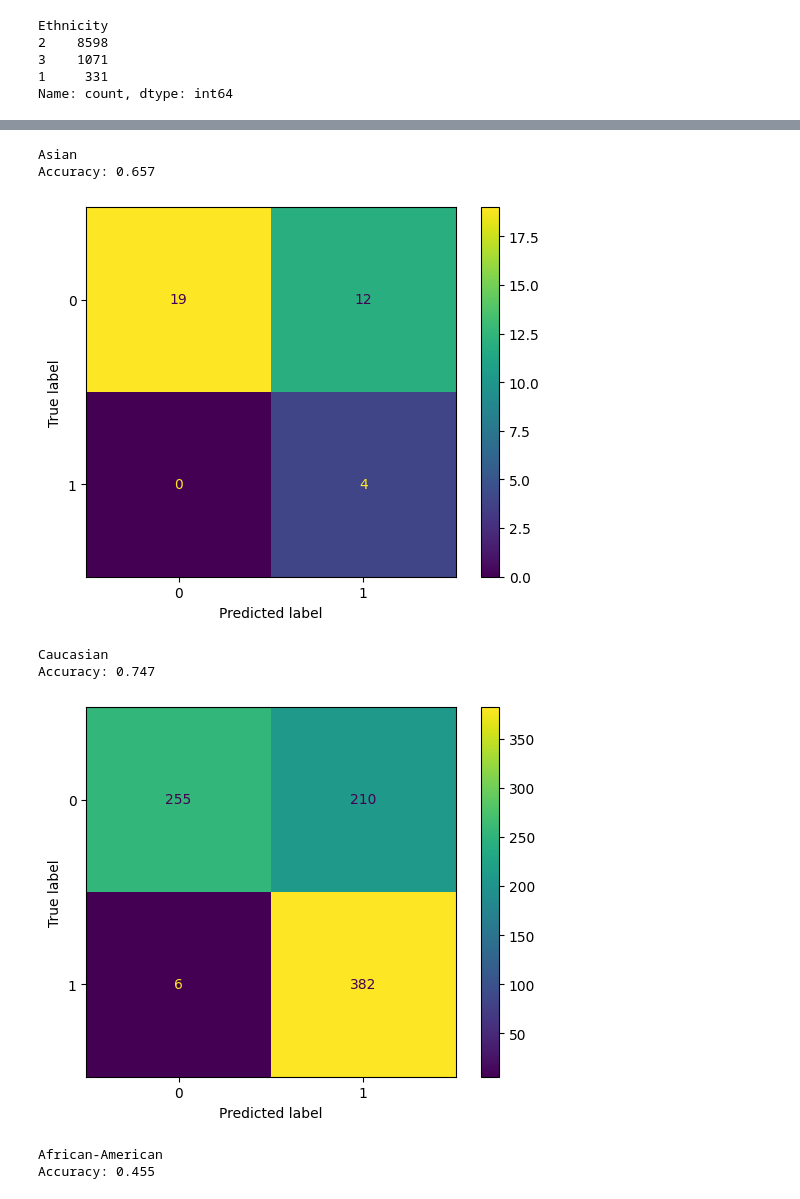
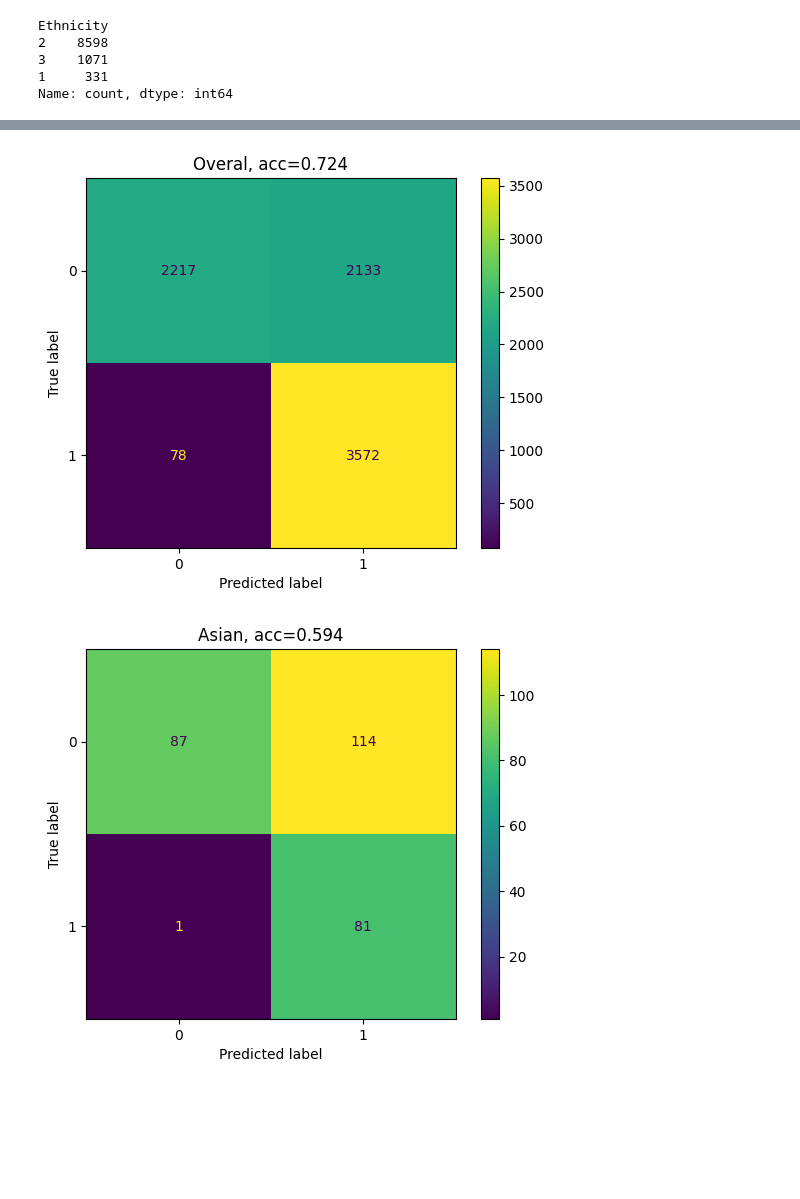
Before and after one commit to meeselizabeth/HCML-Project, a Jupyter notebook: analyze_results_per_ethnicity.ipynb, the cells around one changed output, grey strips where cells are left out. Saved outputs shown, nothing was run; the diff lists cells and outputs as text; code cells hidden in the pictures; blank space fills up the shorter version.

```diff
--- a/analyze_results_per_ethnicity.ipynb
+++ b/analyze_results_per_ethnicity.ipynb
@@ -44,7 +44,7 @@ batches = chunked(image_data, 64)
 # this takes a long time on my laptop, 1-2min on 200 samples
 predictions = []
 for batch in batches:
-    dataset = tf.data.Dataset.from_tensor_slices(image_data)
+    # dataset = tf.data.Dataset.from_tensor_slices(image_data)
+    dataset = tf.data.Dataset.from_tensor_slices(batch).batch(64)
     # argmax with axis=1 to get label immediately
     predictions.append(np.argmax(model.predict(dataset), axis=1))
-    break
@@ -76,24 +94,24 @@ df.head()
 # %%
 # index to ethnicity according to orignal dataset
 i2e = {1: "Asian", 2:"Caucasian", 3:"African-American"}
 
+acc = round(sum(df['gender_prediction'] == df['gender_true'])/len(df), 3)
+cm = confusion_matrix(df["gender_true"], df["gender_prediction"])
+disp = ConfusionMatrixDisplay(cm)
+disp.plot()
+plt.title(f"Overal, acc={acc}")
+plt.show()
+
 for e in i2e.keys():
     e_df = df.loc[df['ethnicity']==e]
 
-    print(f"\n\n{i2e[e]}")
     acc = round(sum(e_df['gender_prediction'] == e_df['gender_true'])/len(e_df), 3)
 
-    print(f"Accuracy: {acc}")
     cm = confusion_matrix(e_df["gender_true"], e_df["gender_prediction"])
     disp = ConfusionMatrixDisplay(cm)
     disp.plot()
+    plt.title(f"{i2e[e]}, acc={acc}")
     plt.show()
 # %% [output]
-Asian
-Accuracy: 0.657
-[figure, old version]
+[figure, new version]
-Caucasian
-Accuracy: 0.747
-[figure, old version]
+[figure, new version]
-African-American
-Accuracy: 0.455
```
Also changed, not shown: parts of 3 cells of this notebook.
